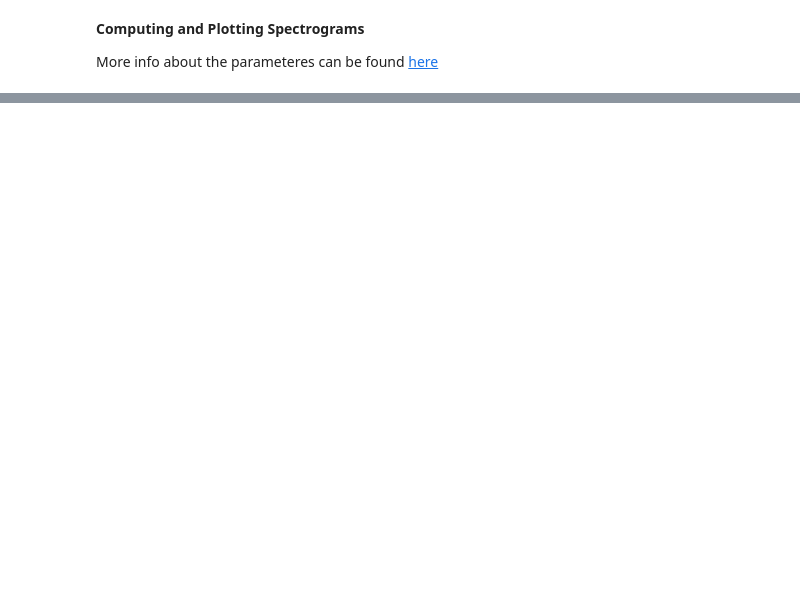
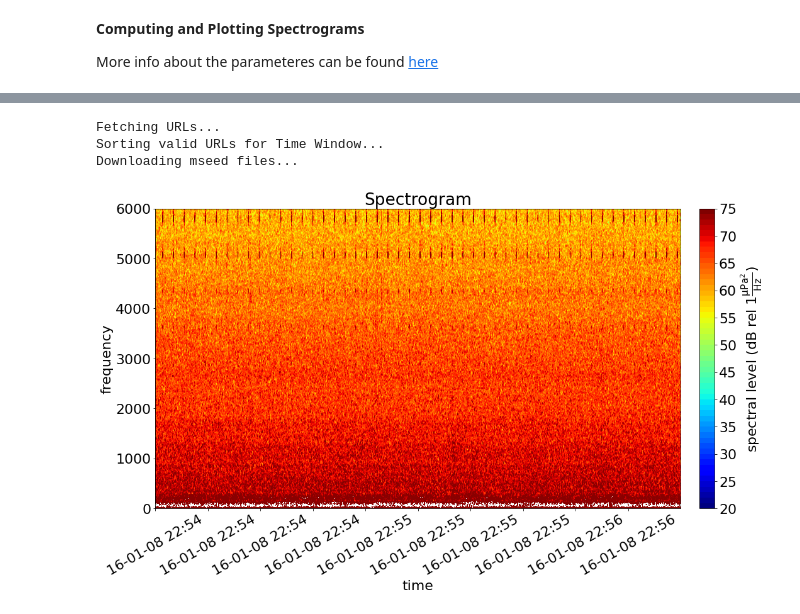
Before and after one commit to shimaabadi/OOI, a Jupyter notebook: read_hydrophone.ipynb, the cells around one changed output, grey strips where cells are left out. Drawn from its saved outputs; the diff is of its cells as text; code cells hidden in the pictures; blank space fills up the shorter version.

```diff
--- a/read_hydrophone.ipynb
+++ b/read_hydrophone.ipynb
@@ -119,0 +109,12 @@ ooipy.plot(spec1, fmin=0, fmax=28000, xlabel_rot=30,vmax=90)
+# %%
+start_time = datetime.datetime(2016,1,8,22,54,0)
+end_time = datetime.datetime(2016,1,8,22,55,0)
+node = 'LJ03A'
+hdata_broadband = ooipy.get_acoustic_data(start_time, end_time, node, verbose=True)
+spec1 = hdata_broadband.compute_spectrogram(avg_time=None, overlap=0.6)
+ooipy.plot(spec1, fmin=0, fmax=6000, xlabel_rot=30,vmax=75)
+# %% [output]
+Fetching URLs...
+Sorting valid URLs for Time Window...
+Downloading mseed files...
+[figure, added]
```
Also changed, not shown: parts of 24 cells of this notebook.
